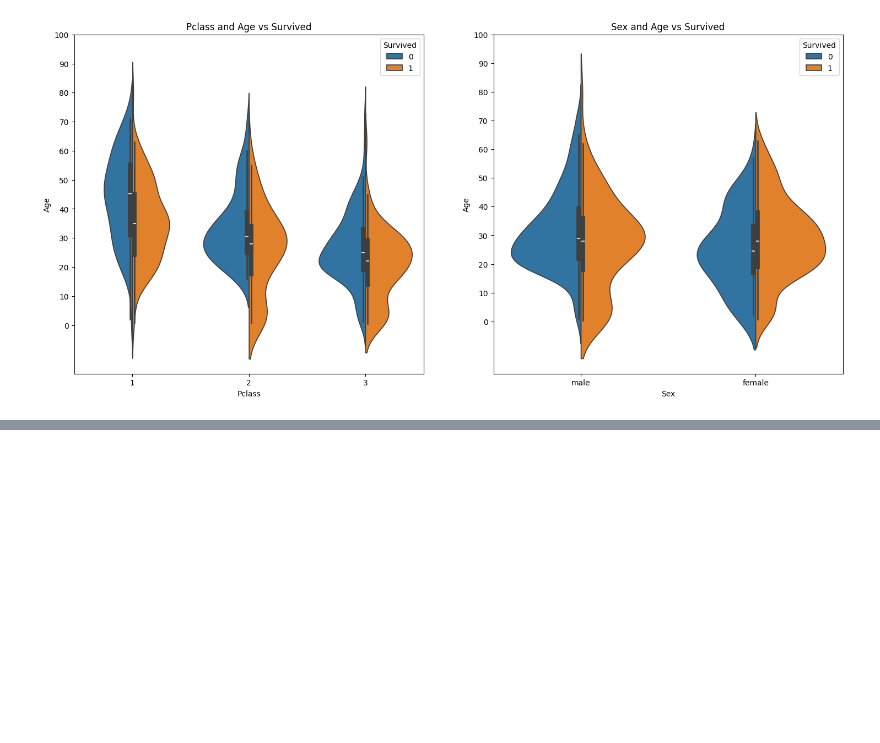
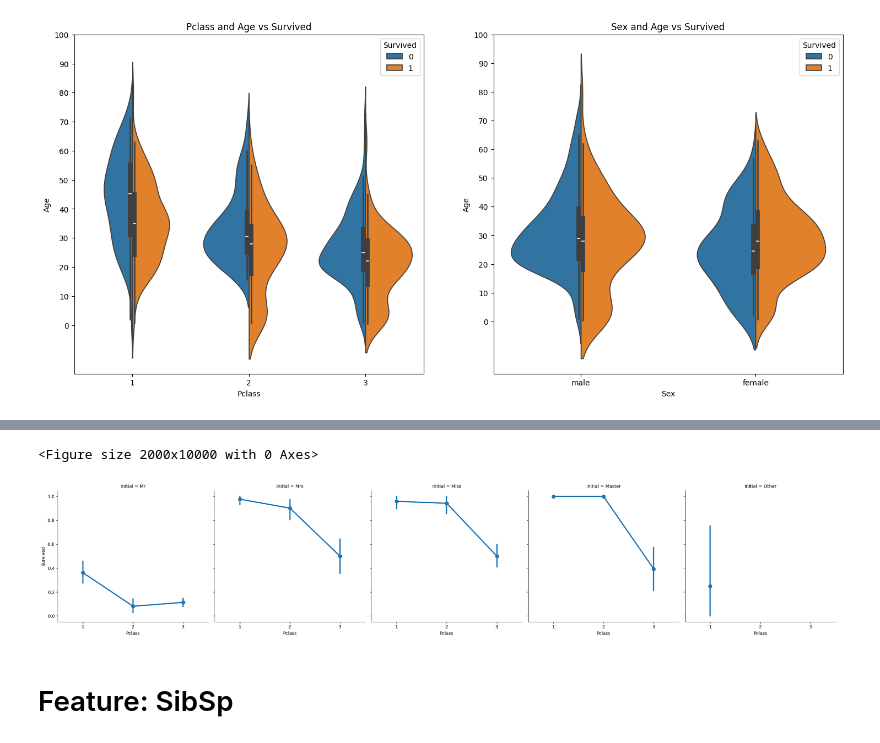
Before and after one commit to Gajendra9444/Data-Science, a Jupyter notebook: titanic.ipynb, the cells around one changed output, grey strips where cells are left out. Drawn from its saved outputs; the diff is of its cells as text; code cells hidden in the pictures; blank space fills up the shorter version.

```diff
--- a/titanic.ipynb
+++ b/titanic.ipynb
@@ -143,0 +231,9 @@ plt.show()
+# %%
+plt.figure(figsize=(20, 100))
+sns.catplot(x='Pclass', y='Survived', col='Initial', data=train_data, kind='point')
+plt.show()
+# %% [output]
+<Figure size 2000x10000 with 0 Axes>
+[figure, added]
+# %% [markdown]
+# Feature: SibSp
```
Also changed, not shown: parts of 13 cells of this notebook.
